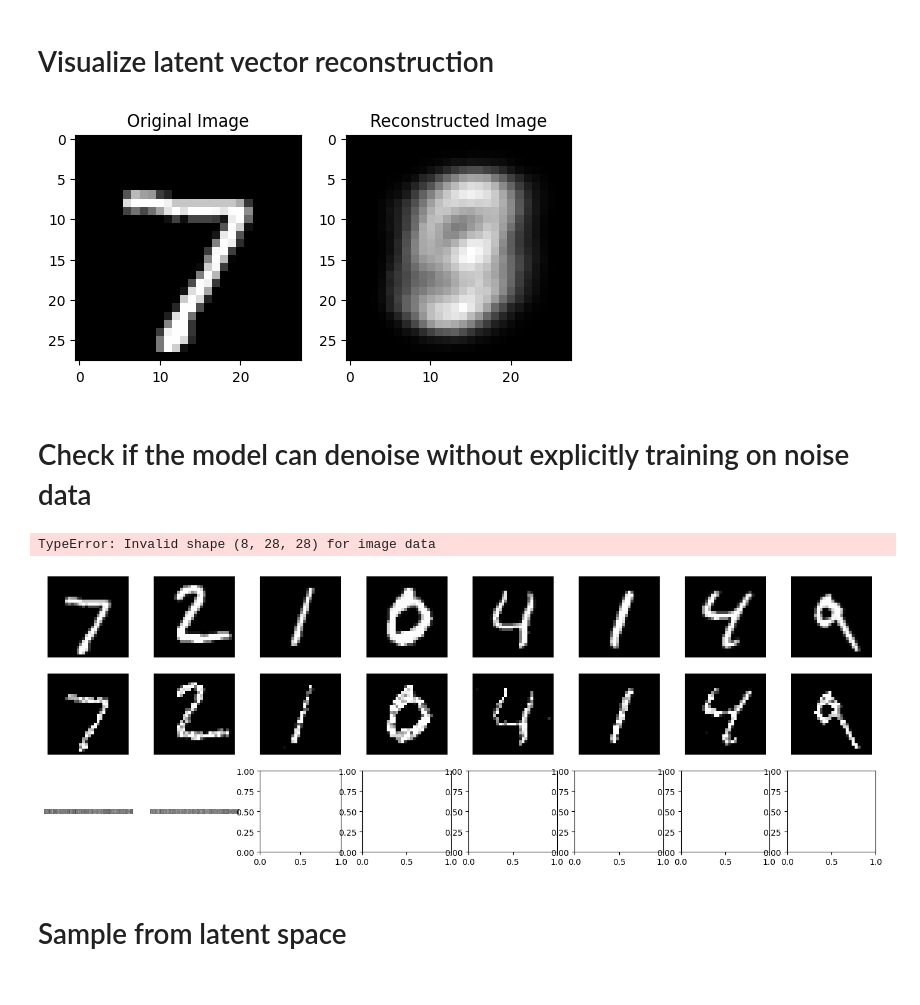
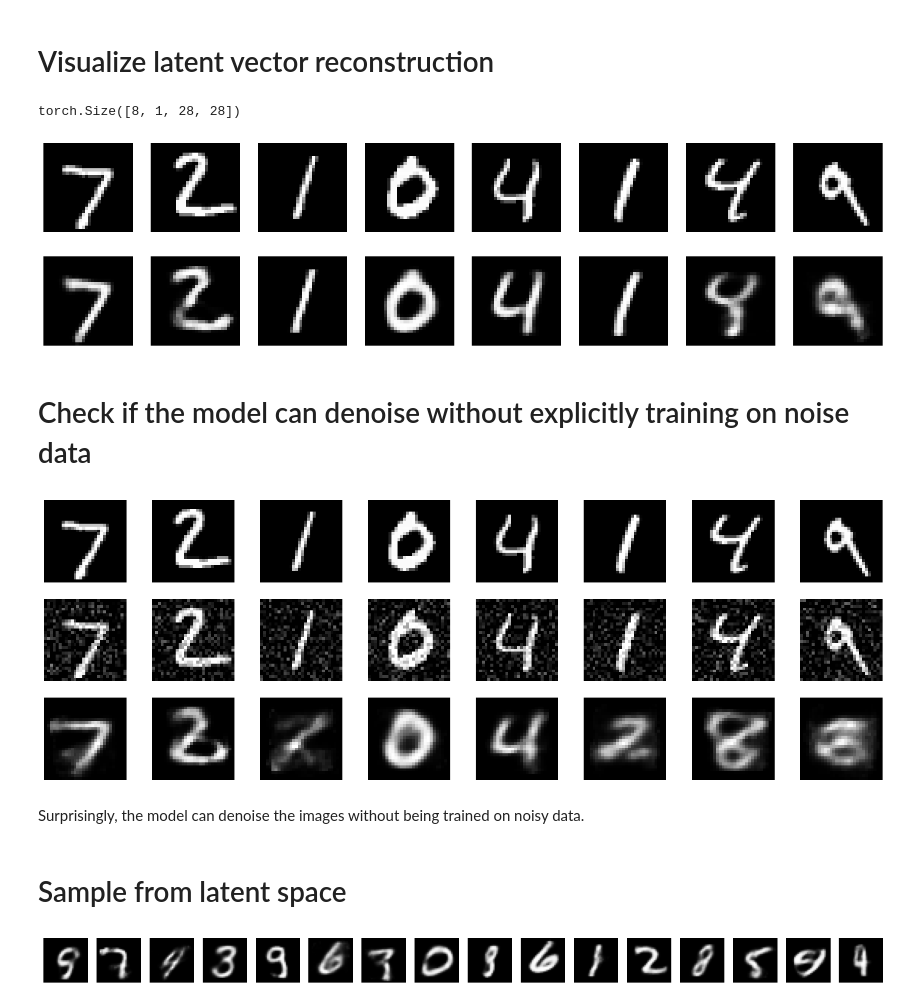
Before and after one commit to ShlomiRex/BlendDigits, a Jupyter notebook: main.ipynb, the cells around one changed output. Drawn from its saved outputs; the diff is of its cells as text; code cells hidden in the pictures.

```diff
--- a/main.ipynb
+++ b/main.ipynb
@@ -366,0 +390,19 @@ plt.show()
+# %%
+# Plot a single image and the reconstructed image
+model.eval()
+with torch.no_grad():
+    single_image, _ = test_dataset[0]
+    single_image = single_image.unsqueeze(0).to(device)  # Add batch dimension and move to device
+
+    reconstructed, _, _ = model(single_image)
+
+plt.figure(figsize=(10, 5))
+plt.subplot(1, 2, 1)
+plt.imshow(single_image.cpu().view(28, 28), cmap='gray')
+plt.title('Original Image')
+plt.axis('off')
+plt.subplot(1, 2, 2)
+plt.imshow(reconstructed.cpu().view(28, 28), cmap='gray')
+plt.title('Reconstructed Image')
+plt.axis('off')
+plt.show()
@@ -367,28 +411,30 @@ plt.show()
 # %% [markdown]
 # Visualize latent vector reconstruction
 # %%
-# Function to visualize results
-def visualize_results(model, test_loader):
-    model.eval()
-    with torch.no_grad():
-        for images, _ in test_loader:
-            images = images.to(device)
-            _, _, reconstructed = model(images)
-            break
+# Plot 8 images (original image) and to their right plot the reconstructed image
+model.eval()
+with torch.no_grad():
+    images, _ = next(iter(test_loader))
+    images = images[:8].to(device)
 
-    # Plot original and reconstructed images
+    outputs, _, _ = model(images)
+
     images = images.cpu()
-    reconstructed = reconstructed.cpu()
-    fig, axes = plt.subplots(1, 2)
-    axes[0].imshow(images[0].squeeze(), cmap='gray')
-    axes[0].set_title('Original Image')
-    axes[1].imshow(reconstructed[0].squeeze(), cmap='gray')
-    axes[1].set_title('Reconstructed Image')
+    outputs = outputs.cpu()
+
+    print(outputs.shape)
+
+    fig, axes = plt.subplots(2, 8, figsize=(20, 5))
+    for i in range(8):
+        axes[0, i].imshow(images[i].view(28, 28), cmap='gray')
+        axes[0, i].axis('off')
+        axes[1, i].imshow(outputs[i].view(28, 28), cmap='gray')
+        axes[1, i].axis('off')
+
     plt.show()
-
-visualize_results(model, test_loader)
 # %% [output]
+torch.Size([8, 1, 28, 28])
-[figure, old version]
+[figure, new version]
 # %% [markdown]
 # Check if the model can denoise without explicitly training on noise data
 # %%
@@ -437,13 +483,13 @@ images, _ = next(iter(test_loader))
 images = images[:8]
 
 # Add Gaussian noise
-noisy_images = add_gaussian_noise(images, std=sample_value(0.6, 0.2))
+noisy_images = add_gaussian_noise(images, std=sample_value(0.2, 0.2))
 noisy_images = noisy_images.to(device)
 
 # Reconstruct the images
 model.eval()
 with torch.no_grad():
-    reconstructed = model(noisy_images)
+    reconstructed, _, _ = model(noisy_images)
     # Plot original, noisy and reconstructed images
     fig, axes = plt.subplots(3, 8, figsize=(18, 6))
     for images, row in zip([images, noisy_images, reconstructed], axes):
@@ -453,24 +499,20 @@ with torch.no_grad():
             ax.axis('off')
     plt.show()
 # %% [output]
-TypeError: Invalid shape (8, 28, 28) for image data
-[figure, old version]
+[figure, new version]
+# %% [markdown]
+Surprisingly, the model can denoise the images without being trained on noisy data.
 # %% [markdown]
 # Sample from latent space
 # %%
 # Sample random latent vectors from a standard normal distribution
 n_samples = 16
 
-mean = torch.zeros(vae.latent_dim)
-std = torch.ones(vae.latent_dim)
-
-
-latent_samples = model.sample(mean, std).to(device)
-
 # Decode the latent vectors to generate images
 vae.eval()
 with torch.no_grad():
-    generated_images = vae.decode(latent_samples).cpu()
+    epsilon = torch.randn(n_samples, latent_dim).to(device)
+    generated_images = vae.decode(epsilon).cpu()
 
 # Visualize the generated images
 fig, axes = plt.subplots(1, n_samples, figsize=(20, 2))
@@ -479,3 +521,5 @@ for i in range(n_samples):
     axes[i].axis('off')
 
 plt.show()
+# %% [output]
+[figure, added]
```
Also changed, not shown: parts of 20 cells of this notebook.
